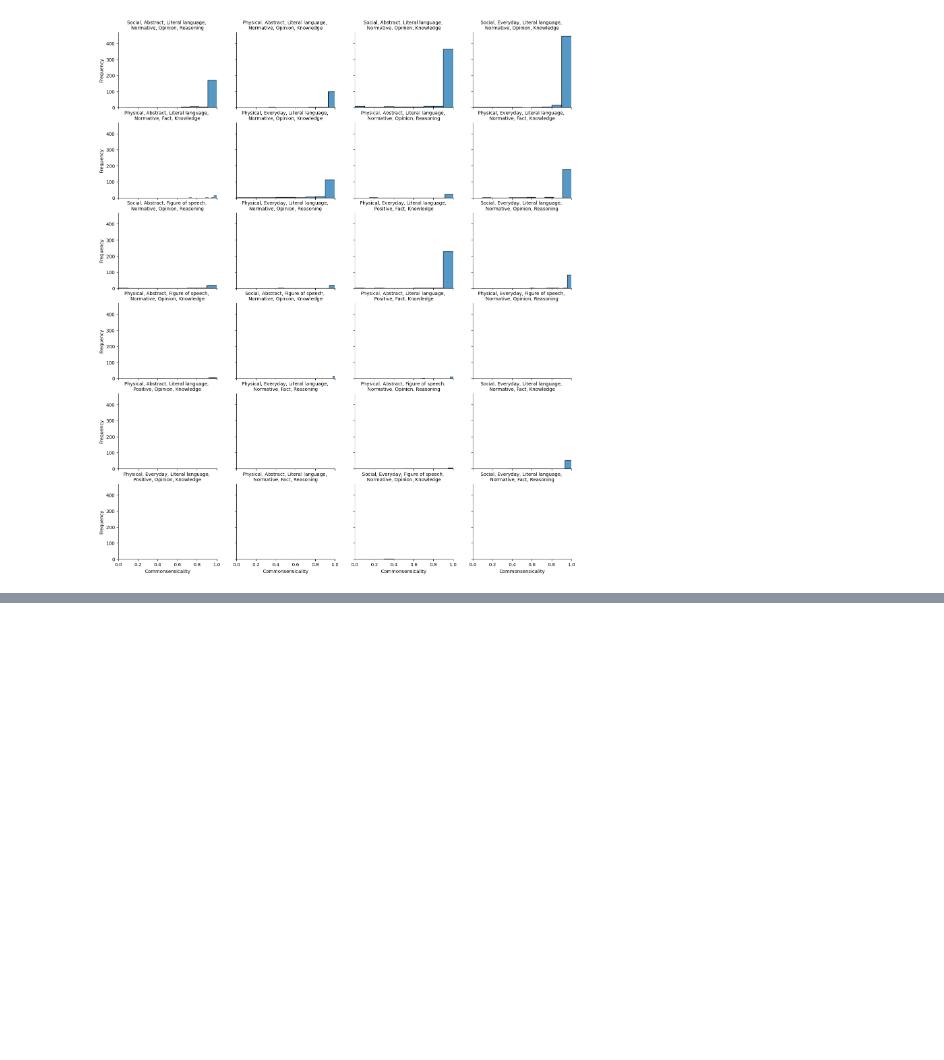
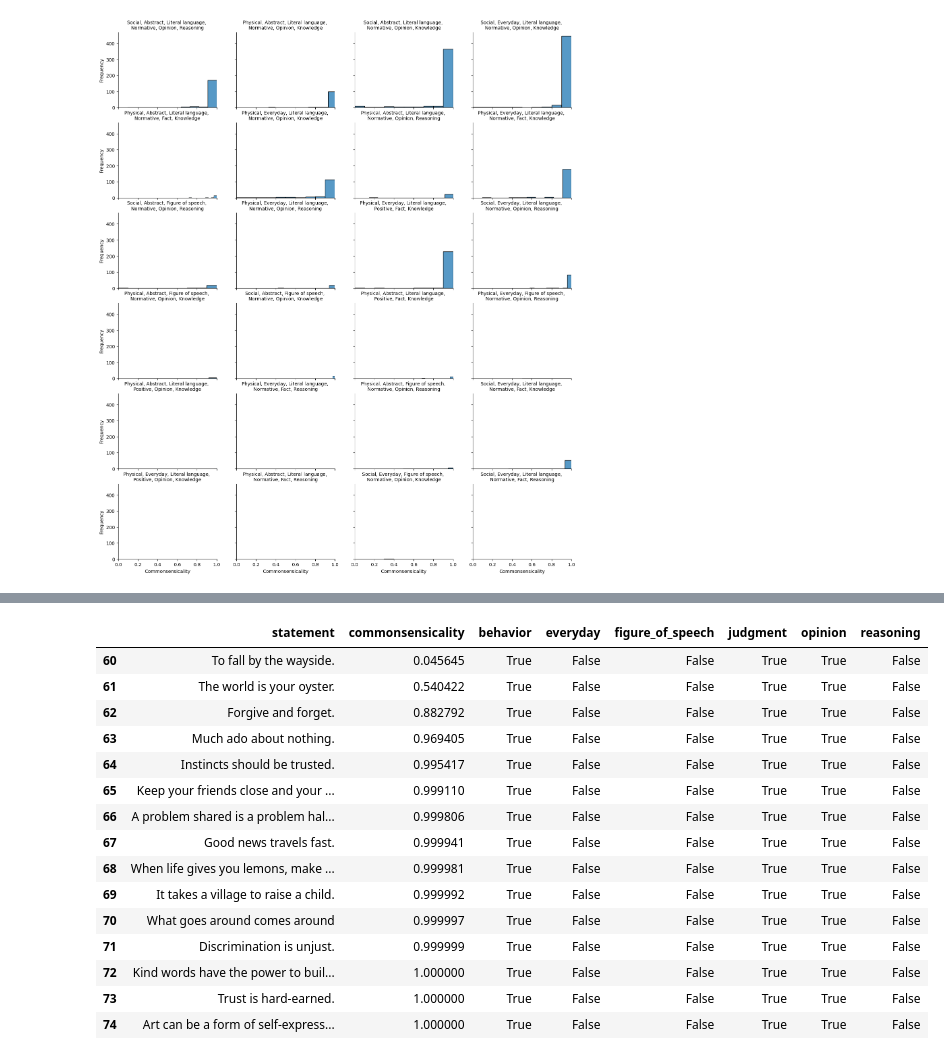
Before and after one commit to Watts-Lab/commonsense-statements, a Jupyter notebook: statement-generation.ipynb, the cells around one changed output, grey strips where cells are left out. Cells and saved outputs as stored; diff of their text form; code cells hidden in the pictures; blank space fills up the shorter version.

```diff
--- a/statement-generation.ipynb
+++ b/statement-generation.ipynb
@@ -774,0 +808,2 @@ plt.show()
+# %%
+final_df = final_df.drop_duplicates(subset=["statement"])
@@ -774,0 +860,40 @@ plt.show()
+# %%
+condition = (
+    (selected_df["behavior"] == True)
+    & (selected_df["everyday"] == False)
+    & (selected_df["figure_of_speech"] == False)
+    & (selected_df["judgment"] == True)
+    & (selected_df["opinion"] == True)
+    & (selected_df["reasoning"] == False)
+)
+
+# Filter the DataFrame based on the condition
+selected_df[condition][
+    [
+        "statement",
+        "commonsensicality",
+        "behavior",
+        "everyday",
+        "figure_of_speech",
+        "judgment",
+        "opinion",
+        "reasoning",
+    ]
+]
+# %% [output]
+|  | statement | commonsensicality | behavior | everyday | figure_of_speech | judgment | opinion | reasoning |
+| 60 | To fall by the wayside. | 0.045645 | True | False | False | True | True | False |
+| 61 | The world is your oyster. | 0.540422 | True | False | False | True | True | False |
+| 62 | Forgive and forget. | 0.882792 | True | False | False | True | True | False |
+| 63 | Much ado about nothing. | 0.969405 | True | False | False | True | True | False |
+| 64 | Instincts should be trusted. | 0.995417 | True | False | False | True | True | False |
+| 65 | Keep your friends close and your ... | 0.999110 | True | False | False | True | True | False |
+| 66 | A problem shared is a problem hal... | 0.999806 | True | False | False | True | True | False |
+| 67 | Good news travels fast. | 0.999941 | True | False | False | True | True | False |
+| 68 | When life gives you lemons, make ... | 0.999981 | True | False | False | True | True | False |
+| 69 | It takes a village to raise a child. | 0.999992 | True | False | False | True | True | False |
+| 70 | What goes around comes around | 0.999997 | True | False | False | True | True | False |
+| 71 | Discrimination is unjust. | 0.999999 | True | False | False | True | True | False |
+| 72 | Kind words have the power to buil... | 1.000000 | True | False | False | True | True | False |
+| 73 | Trust is hard-earned. | 1.000000 | True | False | False | True | True | False |
+| 74 | Art can be a form of self-express... | 1.000000 | True | False | False | True | True | False |
```
Also changed, not shown: parts of 28 cells of this notebook, 10 other files.
